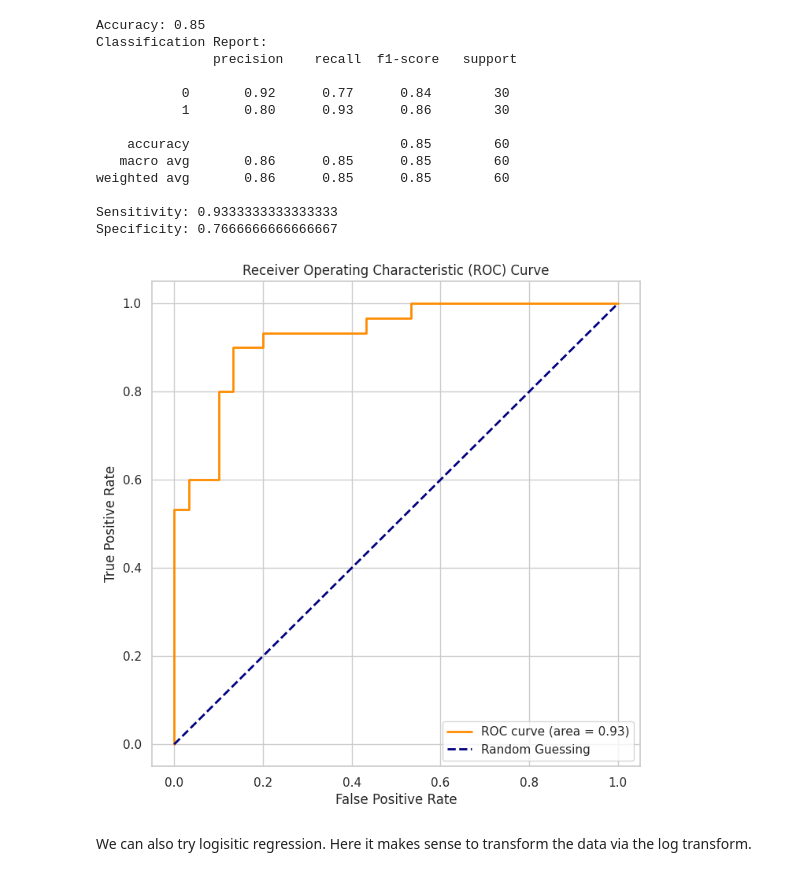
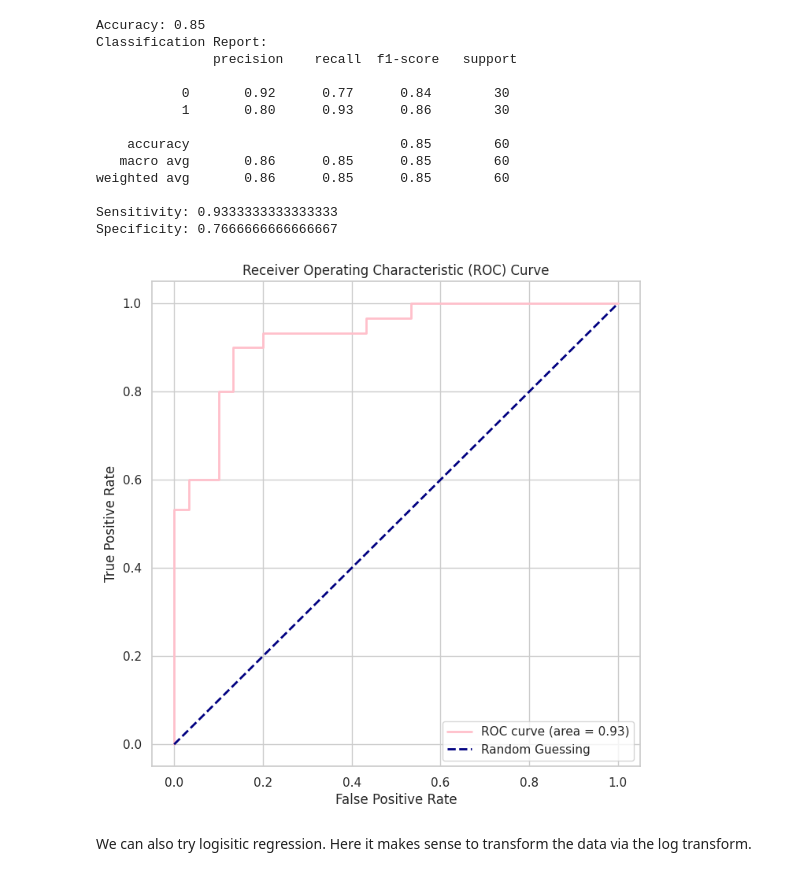
Before and after one commit to reubenleyland/3YPpancan, a Jupyter notebook: pancreatic-cancer-risk-factor.ipynb, the cells around one changed output. Saved outputs shown, nothing was run; the diff lists cells and outputs as text; code cells hidden in the pictures.

```diff
--- a/pancreatic-cancer-risk-factor.ipynb
+++ b/pancreatic-cancer-risk-factor.ipynb
@@ -546,30 +546,31 @@ Specificity: 0.7666666666666667
 # %%
 ##Creating AUROC curve
 
 # Create an SVM classifier
-svm_classifier = SVC(kernel='linear', C=1.0, probability=True, random_state=42)
+svm_classifier = SVC(kernel='linear', C=1, probability=True, random_state=42)
 
 # Train the SVM classifier on the training data
 svm_classifier.fit(X_train, y_train)
 
 # Get predicted probabilities for the positive class
 y_prob = svm_classifier.predict_proba(X_test)[:, 1]
 
 # Compute ROC curve and AUC
-fpr, tpr, thresholds = roc_curve(y_test, y_prob)
-roc_auc = auc(fpr, tpr)
+fp_svm, tp_svm, thresholds = roc_curve(y_test, y_prob,drop_intermediate=False)
+roc_auc = auc(fp_svm, tp_svm)
 
 # Plot ROC curve
 plt.figure(figsize=(8, 8))
-plt.plot(fpr, tpr, color='darkorange', lw=2, label='ROC curve (area = {:.2f})'.format(roc_auc))
+plt.plot(fp_svm, tp_svm, color='pink', lw=2, label='ROC curve (area = {:.2f})'.format(roc_auc))
 plt.plot([0, 1], [0, 1], color='navy', lw=2, linestyle='--', label='Random Guessing')
 plt.xlabel('False Positive Rate')
 plt.ylabel('True Positive Rate')
+plt.savefig('roc_curve_svm.png')
 plt.title('Receiver Operating Characteristic (ROC) Curve')
 plt.legend(loc='lower right')
 plt.show()
 # %% [output]
-[figure, old version]
+[figure, new version]
 # %% [markdown]
 We can also try logisitic regression. Here it makes sense to transform the data via the log transform.
 # %%
```
Also changed, not shown: parts of 15 cells of this notebook.
